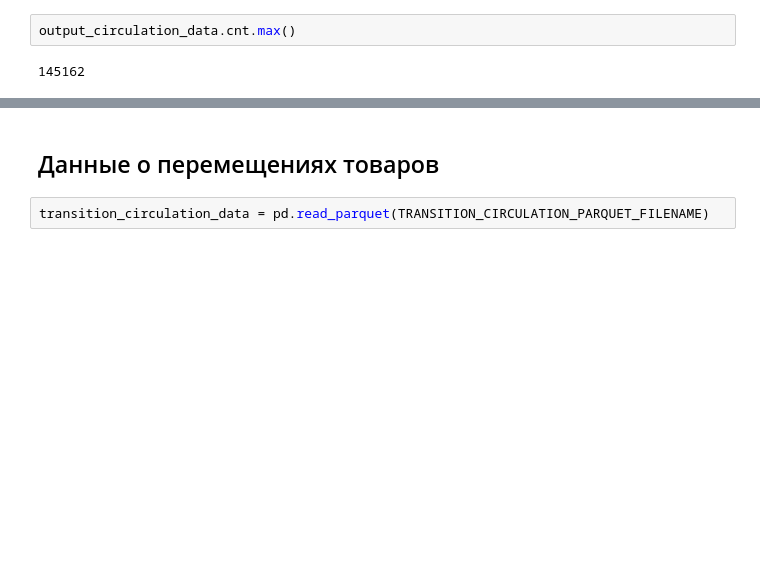
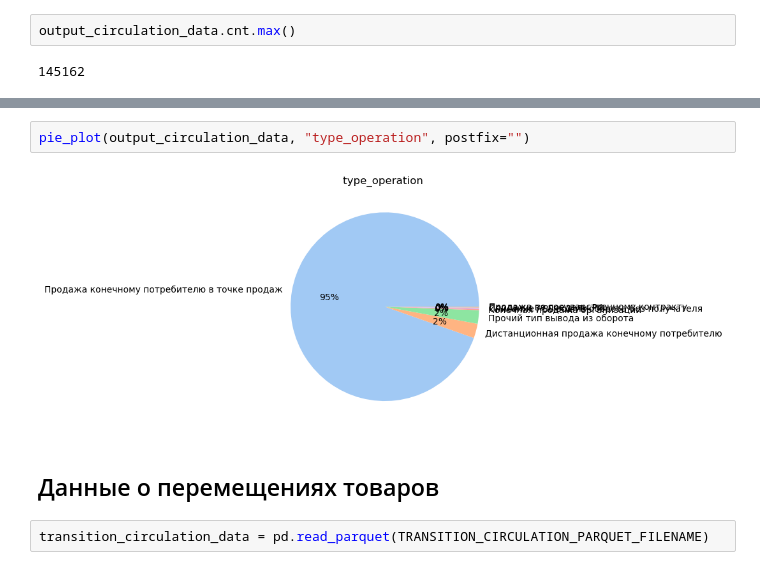
Before and after one commit to proton-bit/MarkingHack, a Jupyter notebook: observe.ipynb, the cells around one changed output, grey strips where cells are left out. Cells and saved outputs as stored; diff of their text form; blank space fills up the shorter version.

```diff
--- a/observe.ipynb
+++ b/observe.ipynb
@@ -70,3 +101,7 @@ output_circulation_data.cnt.max()
+# %%
+pie_plot(output_circulation_data, "type_operation", postfix="")
+# %% [output]
+[figure, added]
 # %% [markdown]
 ## Данные о перемещениях товаров
 # %%
```
Also changed, not shown: parts of 19 cells of this notebook.
